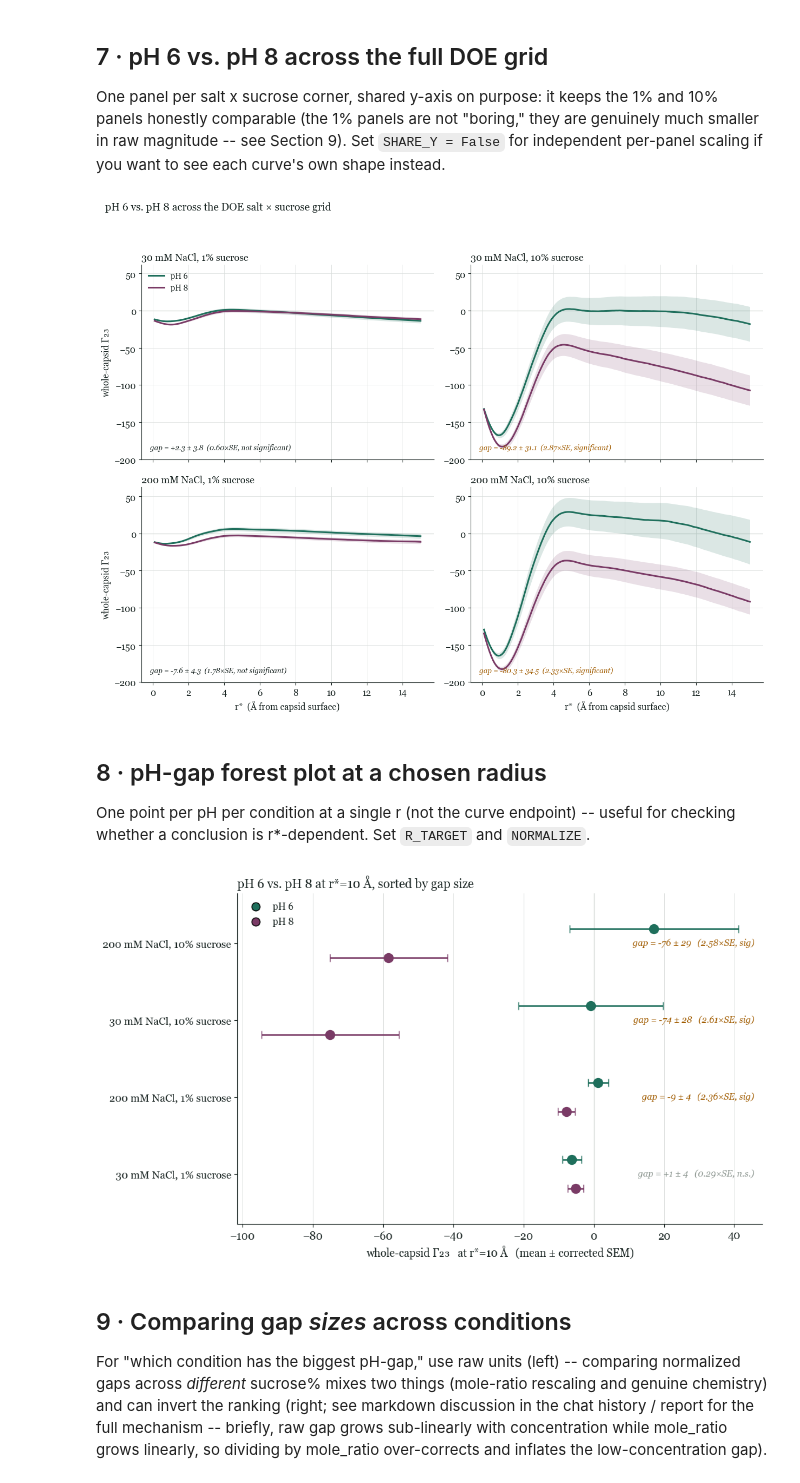
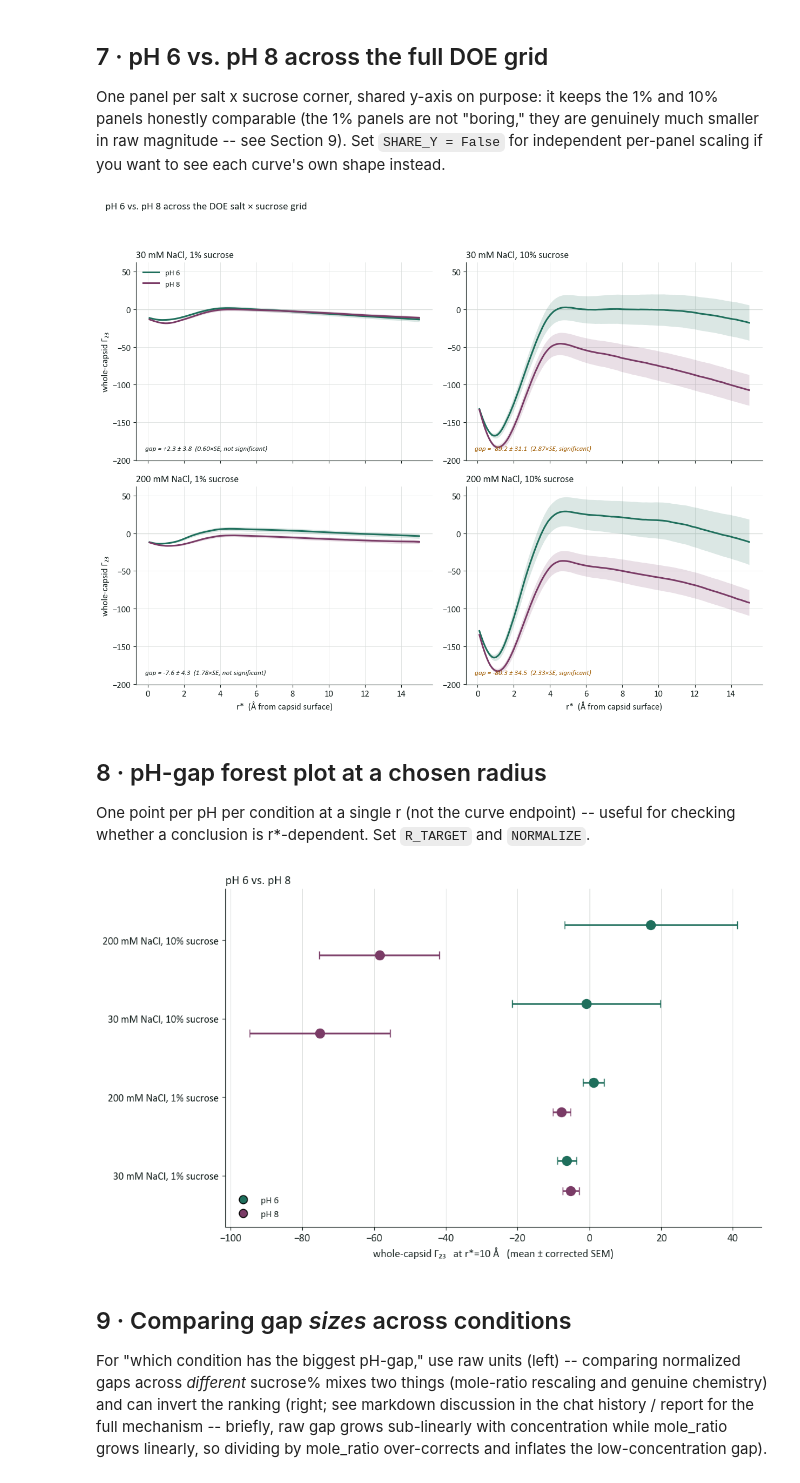
Before and after one commit to rei-plushie/pic_results, a Jupyter notebook: pic_suc_7_9/10ns-simulations/pic_analysis.ipynb, the cells around one changed output. Saved outputs shown, nothing was run; the diff lists cells and outputs as text; code cells hidden in the pictures.

```diff
--- a/pic_suc_7_9/10ns-simulations/pic_analysis.ipynb
+++ b/pic_suc_7_9/10ns-simulations/pic_analysis.ipynb
@@ -27,7 +27,7 @@ import matplotlib.pyplot as plt
 from matplotlib.lines import Line2D
 
 plt.rcParams.update({
-    "font.size": 12, "font.family": "Georgia",
+    "font.size": 12, "font.family": "Calibri",
     "figure.facecolor": "white", "axes.facecolor": "white",
     "axes.edgecolor": "#1b2624", "text.color": "#1b2624",
     "axes.labelcolor": "#1b2624", "xtick.color": "#1b2624", "ytick.color": "#1b2624",
@@ -564,7 +564,7 @@ axes[0][0].legend(frameon=False, fontsize=10.5, loc="upper left")
 fig.suptitle("pH 6 vs. pH 8 across the DOE salt \u00d7 sucrose grid", fontsize=14, x=0.02, ha="left", y=1.0)
 fig.tight_layout(rect=[0,0,1,0.96])
 # %% [output]
-[figure, old version]
+[figure, new version]
 # %% [markdown]
 ## 8 · pH-gap forest plot at a chosen radius
 
@@ -574,35 +574,35 @@ and `NORMALIZE`.
 # %%
 R_TARGET = 10.0
 NORMALIZE = False
 
 order = sorted(DOE_CORNERS, key=lambda k: -abs(gap_stats(*k, r_target=R_TARGET, normalize=NORMALIZE)["gap"]))
 
 fig, ax = plt.subplots(figsize=(10.4, 6.2))
 y, yticks, ylabels = 0, [], []
 for salt, suc in order:
     gs = gap_stats(salt, suc, r_target=R_TARGET, normalize=NORMALIZE)
     ax.errorbar(gs["g6"], y+0.19, xerr=gs["s6"], fmt="o", color=TEAL, ecolor=TEAL, markersize=10, capsize=4, elinewidth=1.8, zorder=3)
     ax.errorbar(gs["g8"], y-0.19, xerr=gs["s8"], fmt="o", color=PLUM, ecolor=PLUM, markersize=10, capsize=4, elinewidth=1.8, zorder=3)
     sig = gs["ratio"] > 2
-    ax.text(0.985, y, f"gap = {gs['gap']:+.0f} \u00b1 {gs['se']:.0f}   ({gs['ratio']:.2f}\u00d7SE{', sig' if sig else ', n.s.'})",
-            transform=ax.get_yaxis_transform(), fontsize=9.8, color=AMBER if sig else GREY, va="center", ha="right", style="italic")
+    #ax.text(0.985, y, f"gap = {gs['gap']:+.0f} \u00b1 {gs['se']:.0f}   ({gs['ratio']:.2f}\u00d7SE{', sig' if sig else ', n.s.'})",
+            #transform=ax.get_yaxis_transform(), fontsize=9.8, color=AMBER if sig else GREY, va="center", ha="right", style="italic")
     yticks.append(y); ylabels.append(f"{salt} mM NaCl, {suc}% sucrose"); y -= 1.0
 
 ax.set_yticks(yticks); ax.set_yticklabels(ylabels, fontsize=11.5)
 ax.axvline(0, color=GRID, linewidth=1, zorder=0)
 ax.grid(True, axis="x", color=GRID, linewidth=0.6, zorder=0); ax.set_axisbelow(True)
 unit = "\u0393\u2082\u2083 / (n\u2083/n\u2081)" if NORMALIZE else "\u0393\u2082\u2083"
 ax.set_xlabel(f"whole-capsid {unit}   at r*={R_TARGET:g} \u00c5   (mean \u00b1 corrected SEM)")
 ax.set_ylim(min(yticks)-0.65, max(yticks)+0.65)
 for s in ("top", "right"):
     ax.spines[s].set_visible(False)
 ax.legend(handles=[Line2D([0],[0],marker='o',color='none',markerfacecolor=TEAL,markersize=9,label='pH 6'),
                    Line2D([0],[0],marker='o',color='none',markerfacecolor=PLUM,markersize=9,label='pH 8')],
-          frameon=False, fontsize=10.5, loc="lower left" if NORMALIZE else "best")
-ax.set_title(f"pH 6 vs. pH 8 at r*={R_TARGET:g} \u00c5, sorted by gap size", fontsize=13.5, loc="left")
+          frameon=False, fontsize=10.5, loc="lower left")
+ax.set_title(f"pH 6 vs. pH 8", fontsize=13.5, loc="left")
 fig.tight_layout()
 # %% [output]
-[figure, old version]
+[figure, new version]
 # %% [markdown]
 ## 9 · Comparing gap *sizes* across conditions
 
```
Also changed, not shown: parts of 16 cells of this notebook.
